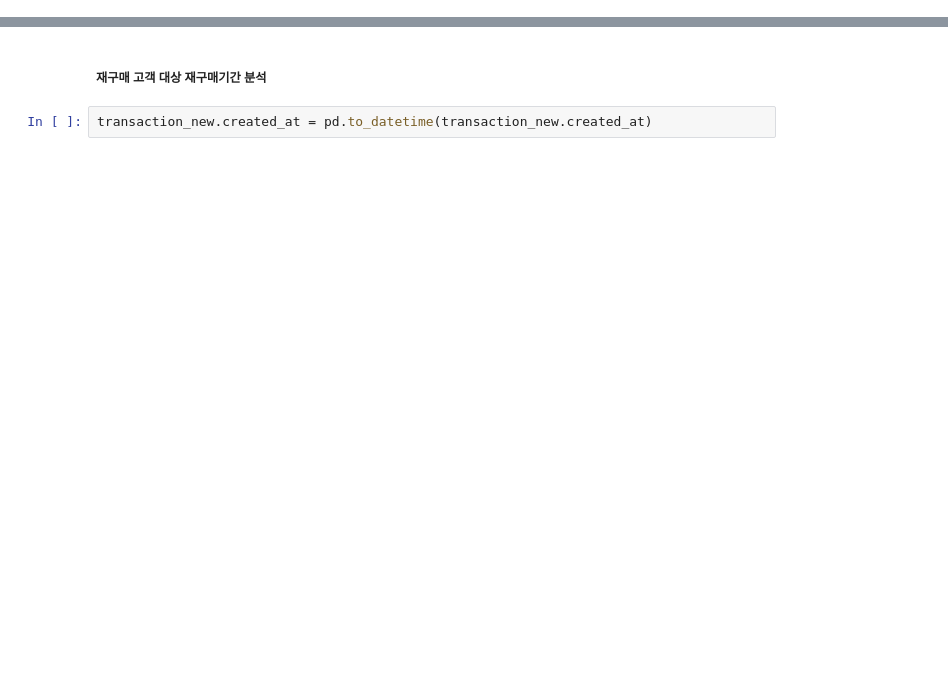
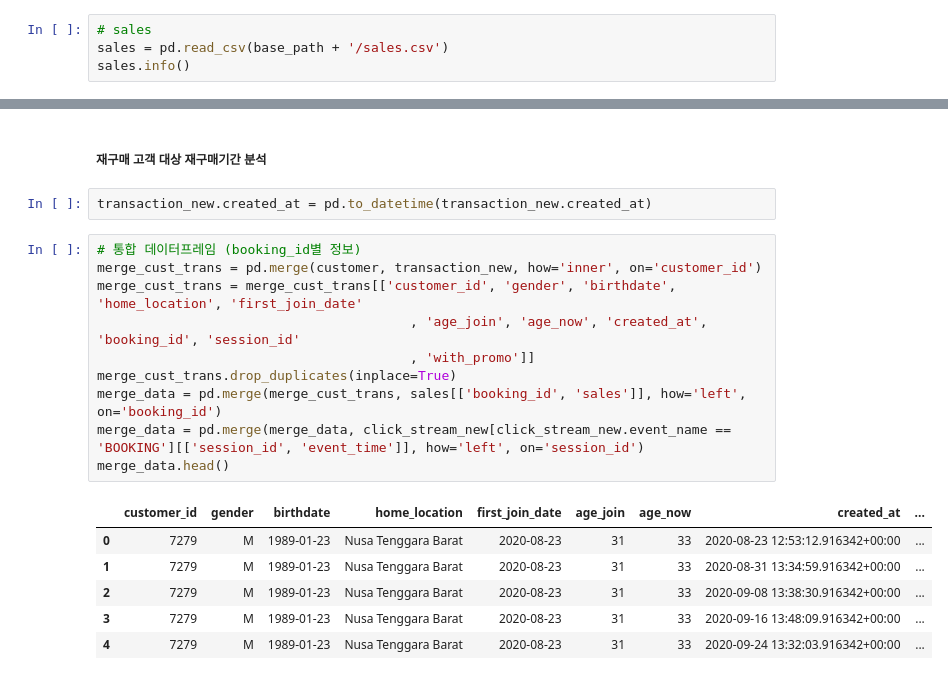
Before and after one commit to NARAEIM/tp2-da, a Jupyter notebook: tp2_da_hyunjune.ipynb, the cells around one changed output, grey strips where cells are left out. Cells and saved outputs as stored; diff of their text form; blank space fills up the shorter version.

```diff
--- a/tp2_da_hyunjune.ipynb
+++ b/tp2_da_hyunjune.ipynb
@@ -93,2 +93,6 @@ Data columns (total 14 columns):
 dtypes: float64(1), int64(9), object(4)
 memory usage: 134.0+ MB
+# %%
+# sales
+sales = pd.read_csv(base_path + '/sales.csv')
+sales.info()
@@ -446,6 +479,23 @@ plt.show()
 ##### 재구매 고객 대상 재구매기간 분석
 # %%
 transaction_new.created_at = pd.to_datetime(transaction_new.created_at)
+# %%
+# 통합 데이터프레임 (booking_id별 정보)
+merge_cust_trans = pd.merge(customer, transaction_new, how='inner', on='customer_id')
+merge_cust_trans = merge_cust_trans[['customer_id', 'gender', 'birthdate', 'home_location', 'first_join_date'
+                                        , 'age_join', 'age_now', 'created_at', 'booking_id', 'session_id'
+                                        , 'with_promo']]
+merge_cust_trans.drop_duplicates(inplace=True)
+merge_data = pd.merge(merge_cust_trans, sales[['booking_id', 'sales']], how='left', on='booking_id')
+merge_data = pd.merge(merge_data, click_stream_new[click_stream_new.event_name == 'BOOKING'][['session_id', 'event_time']], how='left', on='session_id')
+merge_data.head()
+# %% [output]
+|  | customer_id | gender | birthdate | home_location | first_join_date | age_join | age_now | created_at | ... |
+| 0 | 7279 | M | 1989-01-23 | Nusa Tenggara Barat | 2020-08-23 | 31 | 33 | 2020-08-23 12:53:12.916342+00:00 | ... |
+| 1 | 7279 | M | 1989-01-23 | Nusa Tenggara Barat | 2020-08-23 | 31 | 33 | 2020-08-31 13:34:59.916342+00:00 | ... |
+| 2 | 7279 | M | 1989-01-23 | Nusa Tenggara Barat | 2020-08-23 | 31 | 33 | 2020-09-08 13:38:30.916342+00:00 | ... |
+| 3 | 7279 | M | 1989-01-23 | Nusa Tenggara Barat | 2020-08-23 | 31 | 33 | 2020-09-16 13:48:09.916342+00:00 | ... |
+| 4 | 7279 | M | 1989-01-23 | Nusa Tenggara Barat | 2020-08-23 | 31 | 33 | 2020-09-24 13:32:03.916342+00:00 | ... |
 # %%
 # 재구매 행위 기간 통계 자료
 
```
Also changed, not shown: parts of 41 cells of this notebook.
